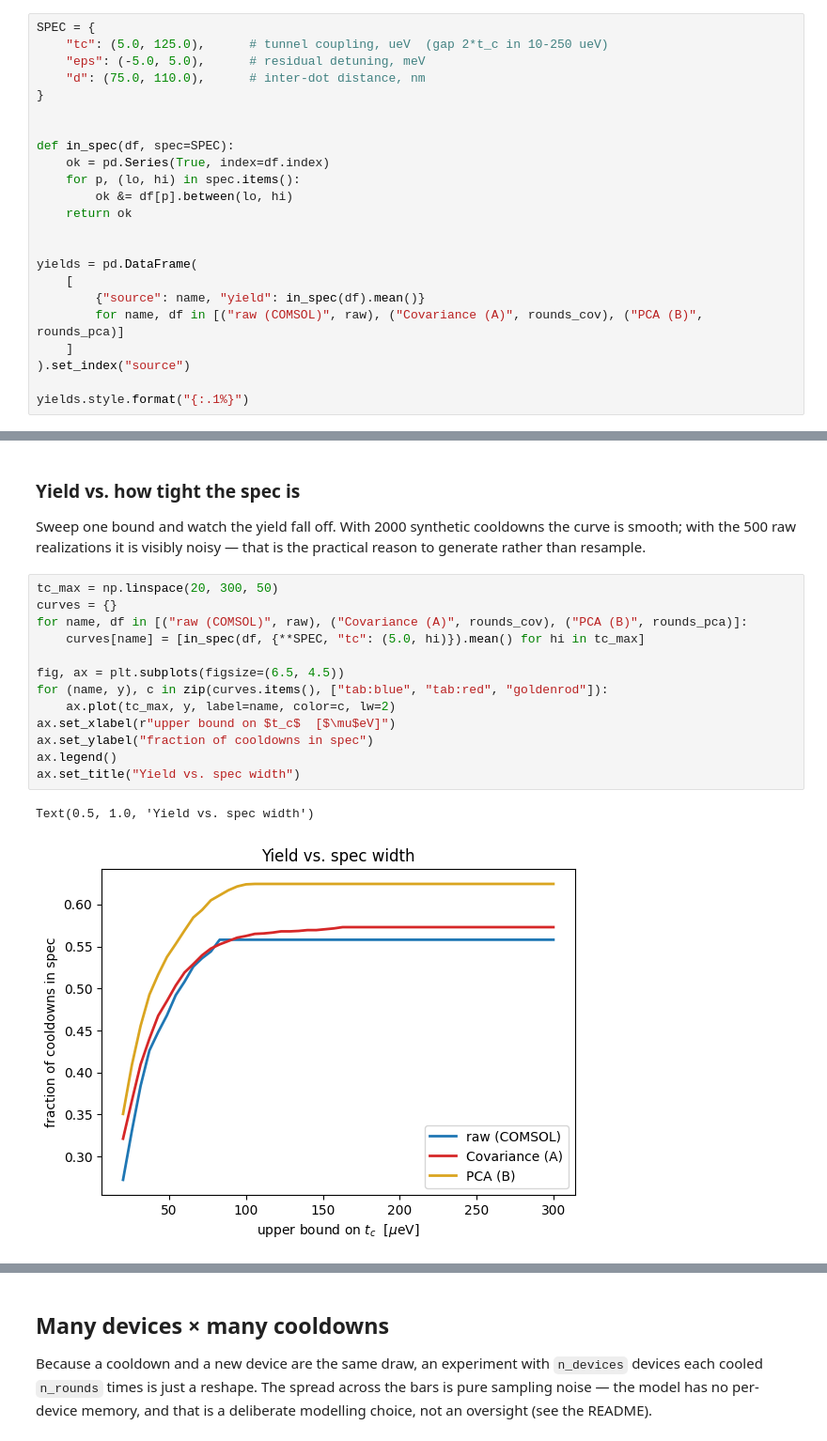
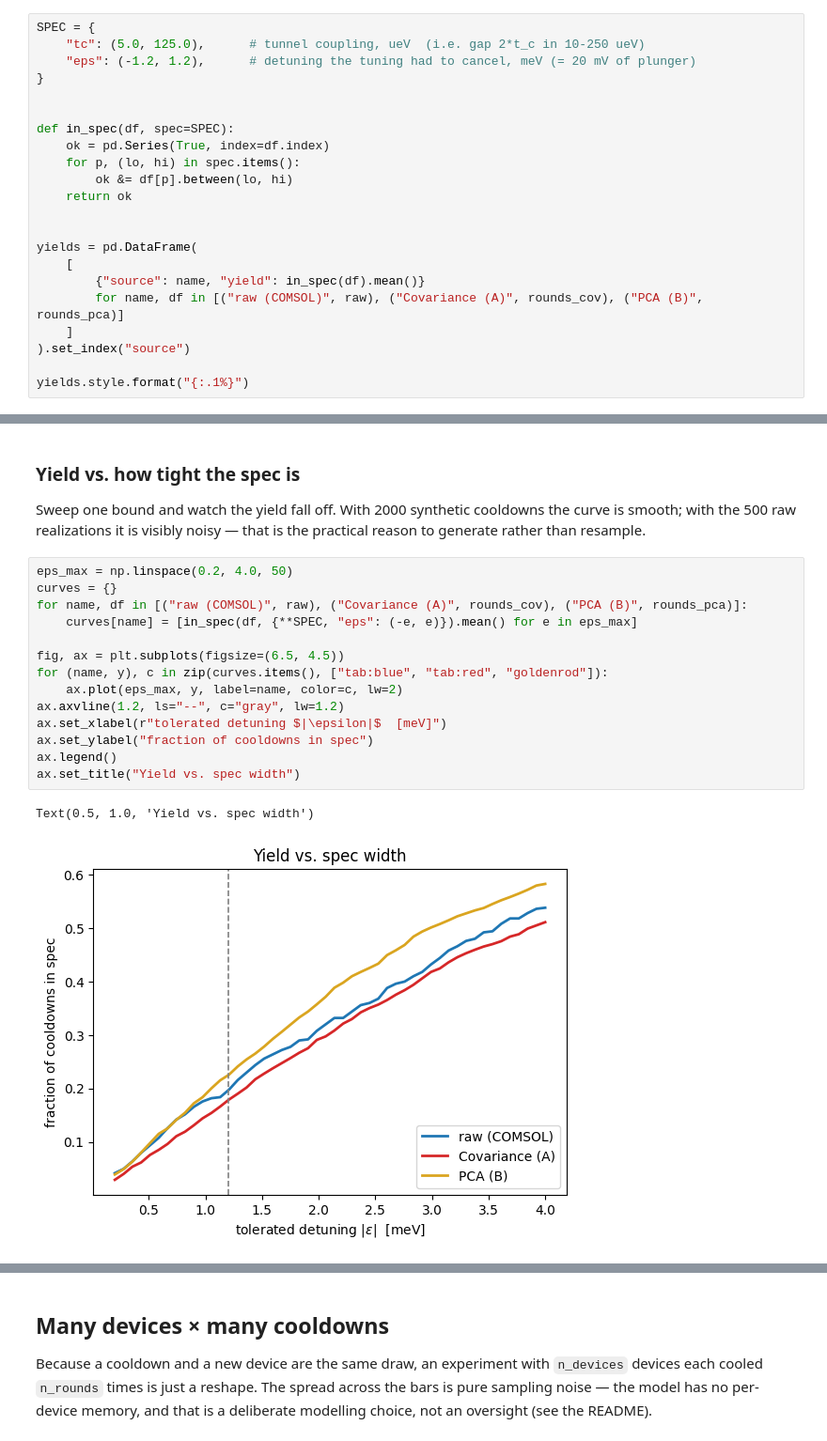
Before and after one commit to OpenSpin/ChargeTwin, a Jupyter notebook: notebooks/03_cooling_rounds.ipynb, the cells around one changed output, grey strips where cells are left out. Shown at 94% size. Saved outputs shown, nothing was run; the diff lists cells and outputs as text.

Commit message:
figures-added

```diff
--- a/notebooks/03_cooling_rounds.ipynb
+++ b/notebooks/03_cooling_rounds.ipynb
@@ -119,8 +121,7 @@ the parameters we carry.
 # %%
 SPEC = {
-    "tc": (5.0, 125.0),      # tunnel coupling, ueV  (gap 2*t_c in 10-250 ueV)
-    "eps": (-5.0, 5.0),      # residual detuning, meV
-    "d": (75.0, 110.0),      # inter-dot distance, nm
+    "tc": (5.0, 125.0),      # tunnel coupling, ueV  (i.e. gap 2*t_c in 10-250 ueV)
+    "eps": (-1.2, 1.2),      # detuning the tuning had to cancel, meV (= 20 mV of plunger)
 }
 
 
@@ -152,21 +153,22 @@ Sweep one bound and watch the yield fall off. With 2000 synthetic cooldowns the
 curve is smooth; with the 500 raw realizations it is visibly noisy — that is the
 practical reason to generate rather than resample.
 # %%
-tc_max = np.linspace(20, 300, 50)
+eps_max = np.linspace(0.2, 4.0, 50)
 curves = {}
 for name, df in [("raw (COMSOL)", raw), ("Covariance (A)", rounds_cov), ("PCA (B)", rounds_pca)]:
-    curves[name] = [in_spec(df, {**SPEC, "tc": (5.0, hi)}).mean() for hi in tc_max]
+    curves[name] = [in_spec(df, {**SPEC, "eps": (-e, e)}).mean() for e in eps_max]
 
 fig, ax = plt.subplots(figsize=(6.5, 4.5))
 for (name, y), c in zip(curves.items(), ["tab:blue", "tab:red", "goldenrod"]):
-    ax.plot(tc_max, y, label=name, color=c, lw=2)
-ax.set_xlabel(r"upper bound on $t_c$  [$\mu$eV]")
+    ax.plot(eps_max, y, label=name, color=c, lw=2)
+ax.axvline(1.2, ls="--", c="gray", lw=1.2)
+ax.set_xlabel(r"tolerated detuning $|\epsilon|$  [meV]")
 ax.set_ylabel("fraction of cooldowns in spec")
 ax.legend()
 ax.set_title("Yield vs. spec width")
 # %% [output]
 Text(0.5, 1.0, 'Yield vs. spec width')
-[figure, old version]
+[figure, new version]
 # %% [markdown]
 ### The same question, across charge densities
 
```
Also changed, not shown: parts of 5 cells of this notebook, 8 other files.
